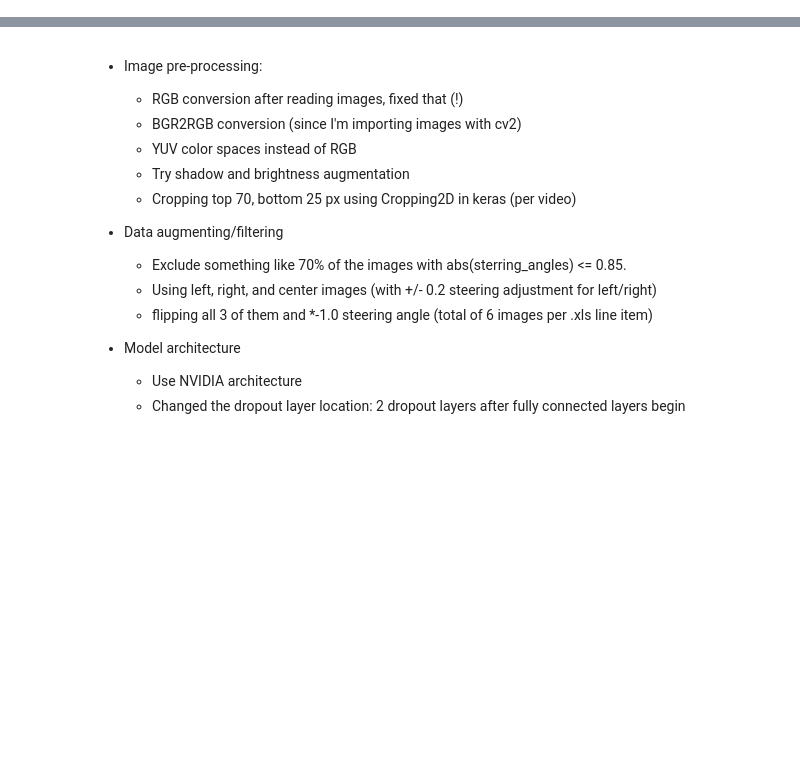
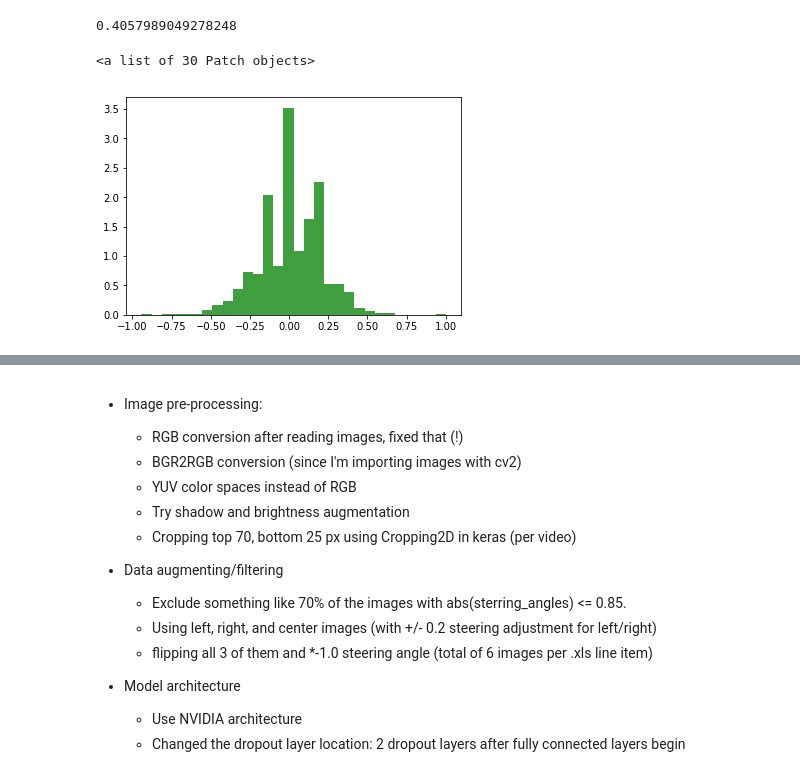
Before and after one commit to sdegryze/CarND-Behavioral-Cloning-P3, a Jupyter notebook: Project 3 - Behavioral Cloning.ipynb, the cells around one changed output, grey strips where cells are left out. Saved outputs shown, nothing was run; the diff lists cells and outputs as text; code cells hidden in the pictures; blank space fills up the shorter version.

Commit message:
Limiting training data with small angles, histogram, and validation plot

```diff
--- a/Project 3 - Behavioral Cloning.ipynb
+++ b/Project 3 - Behavioral Cloning.ipynb
@@ -10,19 +10,32 @@ sess = tf.Session(config=tf.ConfigProto(log_device_placement=True))
 # %%
 import csv
 import cv2
+import random
 
 lines = []
+steering_angles = []
 
 with open("./data/driving_log.csv") as csvfile:
     reader = csv.reader(csvfile)
+    next(reader)  # ignore first line which contains the headers
     for line in reader:
-        lines.append(line)
-
-# ignore first line which contains the headers
-lines = lines[1:]
+        steering_angle = float(line[3])
+        if abs(steering_angle) > 0.085 or random.random() > 0.85:
+            steering_angles.append(steering_angle)
+            lines.append(line)
 
 from sklearn.model_selection import train_test_split
 train_lines, validation_lines = train_test_split(lines, test_size=0.2)
+print(len(lines)/8036)
+#print(len(train_lines))
+#print(len(validation_lines))
+# %% [output]
+0.4057989049278248
+# %%
+plt.hist(np.array(steering_angles), 30, normed=1, facecolor='green', alpha=0.75) [2]
+# %% [output]
+<a list of 30 Patch objects>
+[figure, added]
 # %%
 
 
```
Also changed, not shown: parts of 4 cells of this notebook, 1 other file.
